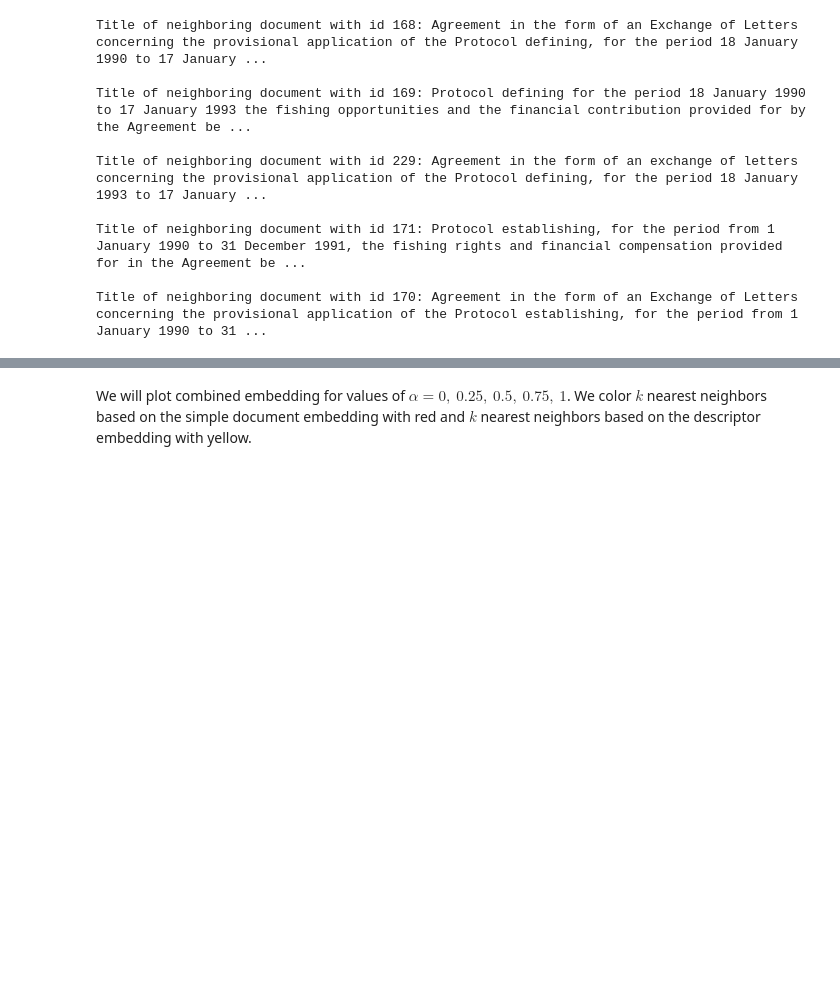
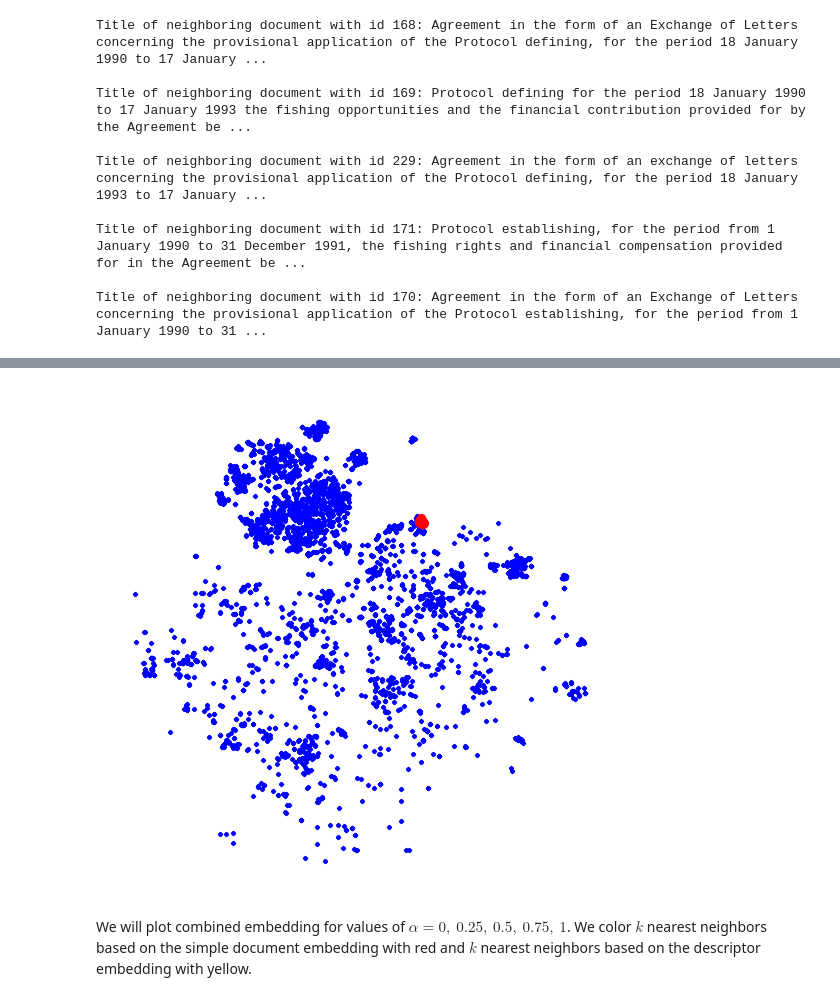
Before and after one commit to E3-JSI-archive/enviroLENS, a Jupyter notebook: word-embeddings/notebooks/document_embeddings.ipynb, the cells around one changed output, grey strips where cells are left out. Cells and saved outputs as stored; diff of their text form; code cells hidden in the pictures; blank space fills up the shorter version.

```diff
--- a/word-embeddings/notebooks/document_embeddings.ipynb
+++ b/word-embeddings/notebooks/document_embeddings.ipynb
@@ -401,5 +398,7 @@ Title of neighboring document with id 170: Agreement in the form of an Exchange
 # %%
-# plot_neighbors(XX, indices)
+plot_neighbors(XX, indices)
+# %% [output]
+[figure, added]
 # %% [markdown]
 We will plot combined embedding for values of $\alpha = 0,\ 0.25,\ 0.5,\ 0.75,\ 1$. We color $k$ nearest neighbors based on the simple document embedding with red and $k$ nearest neighbors based on the descriptor embedding with yellow.
 # %%
```
Also changed, not shown: parts of 53 cells of this notebook.
